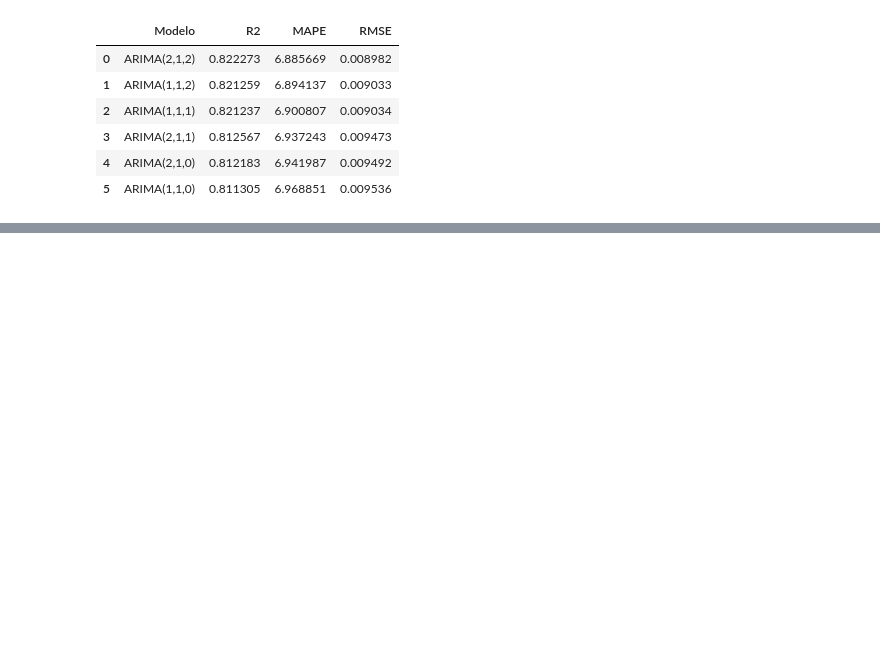
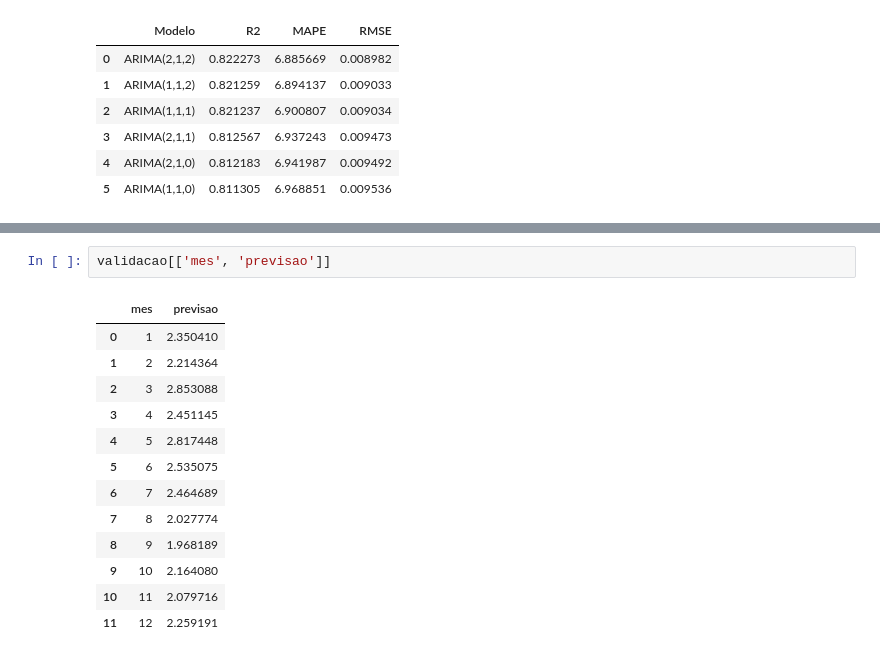
Before and after one commit to danielarruda1000/machine_learn_previsao_letalidade_rj, a Jupyter notebook: TCC.ipynb, the cells around one changed output, grey strips where cells are left out. Saved outputs shown, nothing was run; the diff lists cells and outputs as text; blank space fills up the shorter version.

```diff
--- a/TCC.ipynb
+++ b/TCC.ipynb
@@ -491,0 +527,16 @@ df_metric
+# %%
+validacao[['mes', 'previsao']]
+# %% [output]
+|  | mes | previsao |
+| 0 | 1 | 2.350410 |
+| 1 | 2 | 2.214364 |
+| 2 | 3 | 2.853088 |
+| 3 | 4 | 2.451145 |
+| 4 | 5 | 2.817448 |
+| 5 | 6 | 2.535075 |
+| 6 | 7 | 2.464689 |
+| 7 | 8 | 2.027774 |
+| 8 | 9 | 1.968189 |
+| 9 | 10 | 2.164080 |
+| 10 | 11 | 2.079716 |
+| 11 | 12 | 2.259191 |
```
Also changed, not shown: parts of 25 cells of this notebook.
